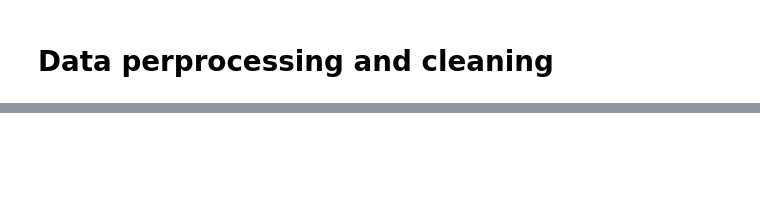
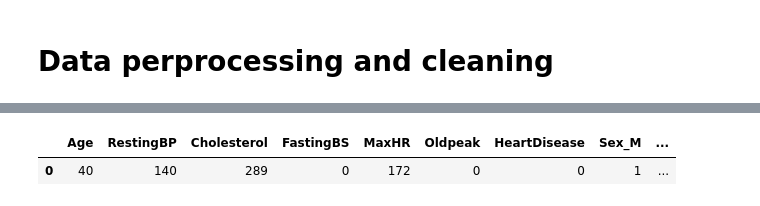
Before and after one commit to chaitanya3131/Machine-Learning-Practice, a Jupyter notebook: Heart.ipynb, the cells around one changed output, grey strips where cells are left out. Drawn from its saved outputs; the diff is of its cells as text; code cells hidden in the pictures; blank space fills up the shorter version.

```diff
--- a/Heart.ipynb
+++ b/Heart.ipynb
@@ -6,4 +6,4 @@ import matplotlib.pyplot as plt
 import warnings
 warnings.filterwarnings('ignore')
 # %%
-df = pd.read_csv("heart.csv")
+df = pd.read_csv(r"C:\Users\CHAIT\OneDrive\Desktop\TE\Machine Learning\Dataset\heart.csv")
@@ -94,8 +261,2 @@ df_encode
-# %%
-from sklearn.preprocessing import StandardScaler
-numerical_cols = ['Age', 'RestingBP', 'Cholesterol', 'MaxHR', 'Oldpeak']
-scaler = StandardScaler()
-df_encode[numerical_cols] = scaler.fit_transform(df_encode[numerical_cols])
-df_encode.head()
 # %%
 df_encode
@@ -101,0 +286,7 @@ df_encode
+# %%
+df=df_encode
+# %%
+df.head(1)
+# %% [output]
+|  | Age | RestingBP | Cholesterol | FastingBS | MaxHR | Oldpeak | HeartDisease | Sex_M | ... |
+| 0 | 40 | 140 | 289 | 0 | 172 | 0 | 0 | 1 | ... |
```
Also changed, not shown: parts of 32 cells of this notebook.
